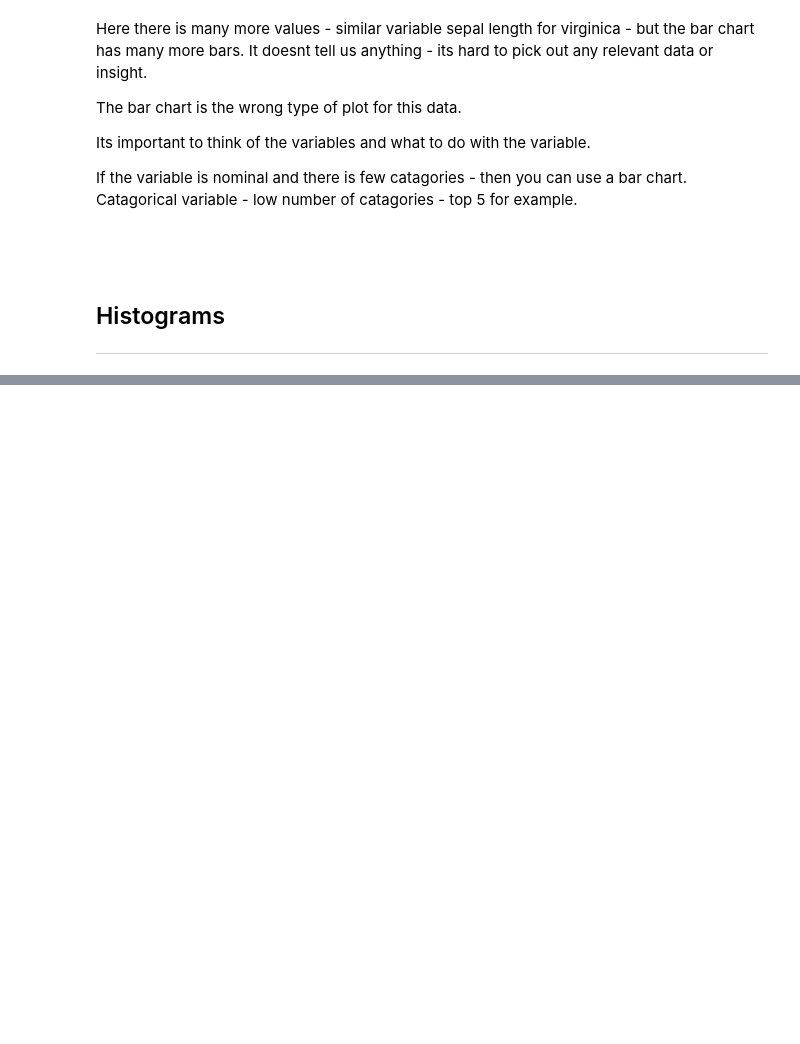
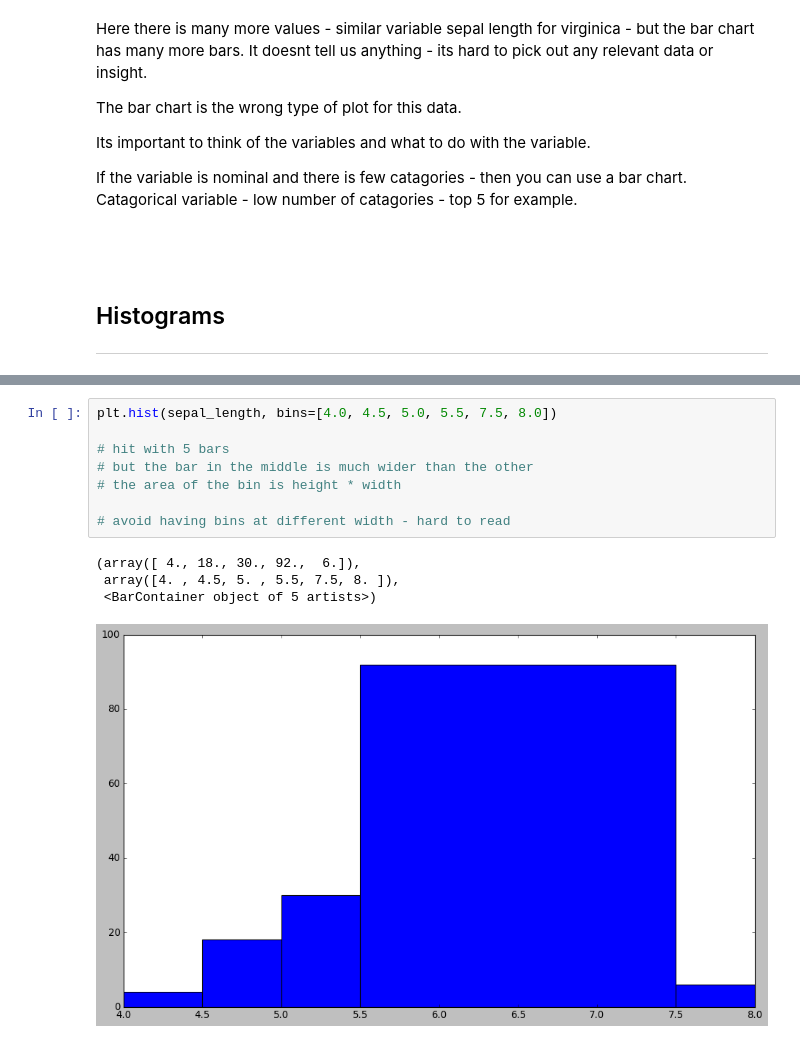
Before and after one commit to VCurry20/Jupyter-FDA2021, a Jupyter notebook: Week 8/Week 8 .ipynb, the cells around one changed output, grey strips where cells are left out. Drawn from its saved outputs; the diff is of its cells as text; blank space fills up the shorter version.

```diff
--- a/Week 8/Week 8 .ipynb
+++ b/Week 8/Week 8 .ipynb
@@ -343,0 +427,13 @@ If the variable is nominal and there is few catagories - then you can use a bar
+# %%
+plt.hist(sepal_length, bins=[4.0, 4.5, 5.0, 5.5, 7.5, 8.0])
+
+# hit with 5 bars
+# but the bar in the middle is much wider than the other
+# the area of the bin is height * width
+
+# avoid having bins at different width - hard to read
+# %% [output]
+(array([ 4., 18., 30., 92.,  6.]),
+ array([4. , 4.5, 5. , 5.5, 7.5, 8. ]),
+ <BarContainer object of 5 artists>)
+[figure, added]
```
Also changed, not shown: parts of 23 cells of this notebook, 1 other file.
